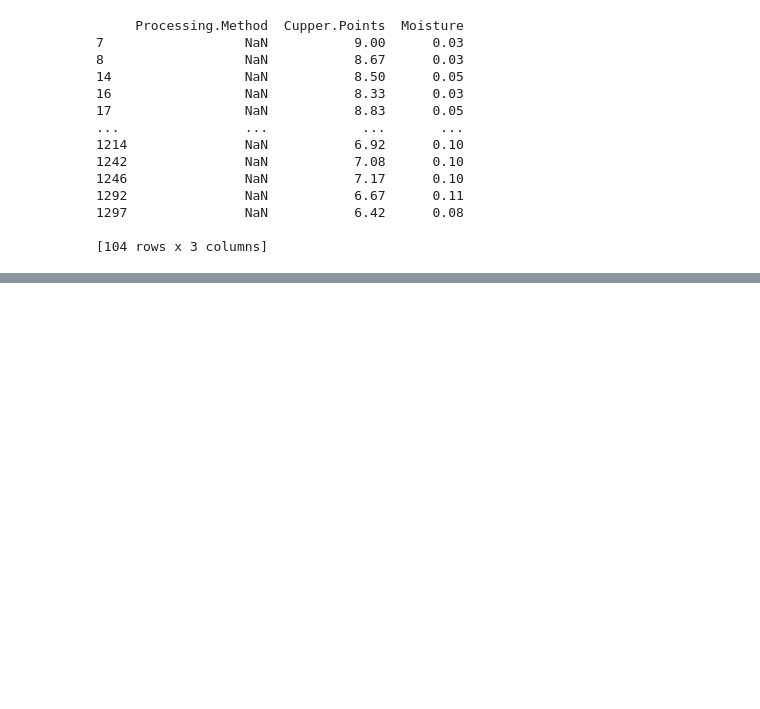
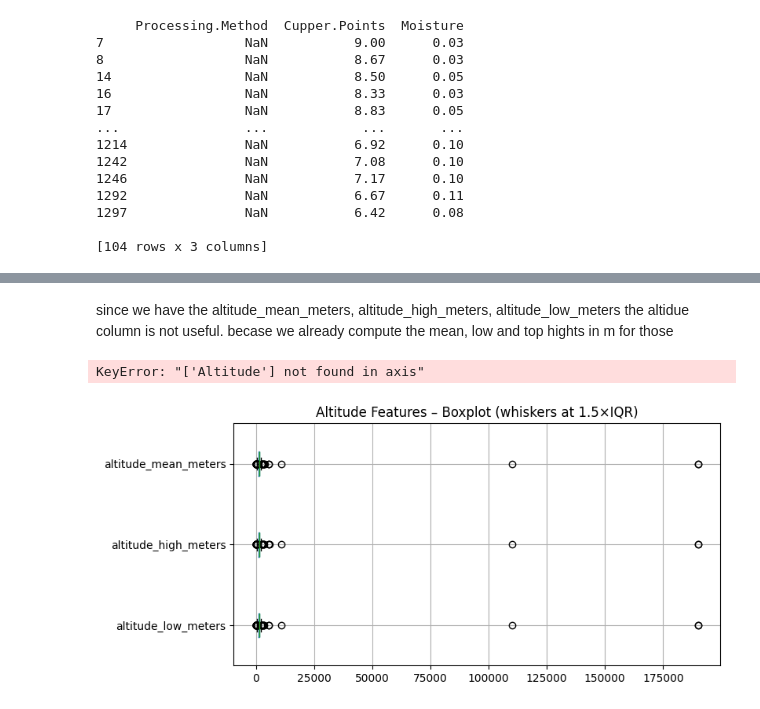
Before and after one commit to SonalJayasinghe/brewlytics, a Jupyter notebook: src/coffee filter/coffee_filter.ipynb, the cells around one changed output, grey strips where cells are left out. Saved outputs shown, nothing was run; the diff lists cells and outputs as text; code cells hidden in the pictures; blank space fills up the shorter version.

```diff
--- a/src/coffee filter/coffee_filter.ipynb
+++ b/src/coffee filter/coffee_filter.ipynb
@@ -389,0 +453,5 @@ print(missing_quakers[['Processing.Method', 'Cupper.Points', 'Moisture']])
+# %%
+value_counts = df['Variety'].value_counts(normalize=True)
+num_missing = df['Variety'].isnull().sum()
+random_fill = np.random.choice(value_counts.index, size=num_missing, p=value_counts.values)
+df.loc[df['Variety'].isnull(), 'Variety'] = random_fill
@@ -389,0 +494,2 @@ print(missing_quakers[['Processing.Method', 'Cupper.Points', 'Moisture']])
+# %%
+df['Color'] = df['Color'].str.lower().str.strip()
@@ -389,0 +516,5 @@ print(missing_quakers[['Processing.Method', 'Cupper.Points', 'Moisture']])
+# %%
+value_counts = df['Color'].value_counts(normalize=True)
+num_missing = df['Color'].isnull().sum()
+random_fill = np.random.choice(value_counts.index, size=num_missing, p=value_counts.values)
+df.loc[df['Color'].isnull(), 'Color'] = random_fill
@@ -389,0 +583,16 @@ print(missing_quakers[['Processing.Method', 'Cupper.Points', 'Moisture']])
+# %% [markdown]
+since we have the altitude_mean_meters, altitude_high_meters, altitude_low_meters the altidue column is not useful. becase we already compute the mean, low and top hights in m for those
+# %%
+df.drop(columns=['Altitude'], inplace=True)
+# %% [output]
+KeyError: "['Altitude'] not found in axis"
+# %%
+import matplotlib.pyplot as plt
+cols = ['altitude_low_meters', 'altitude_high_meters', 'altitude_mean_meters']
+
+plt.figure(figsize=(8,4))
+df[cols].boxplot(vert=False, whis=1.5)
+plt.title("Altitude Features – Boxplot (whiskers at 1.5×IQR)")
+plt.show()
+# %% [output]
+[figure, added]
```
Also changed, not shown: parts of 25 cells of this notebook, 1 other file.
